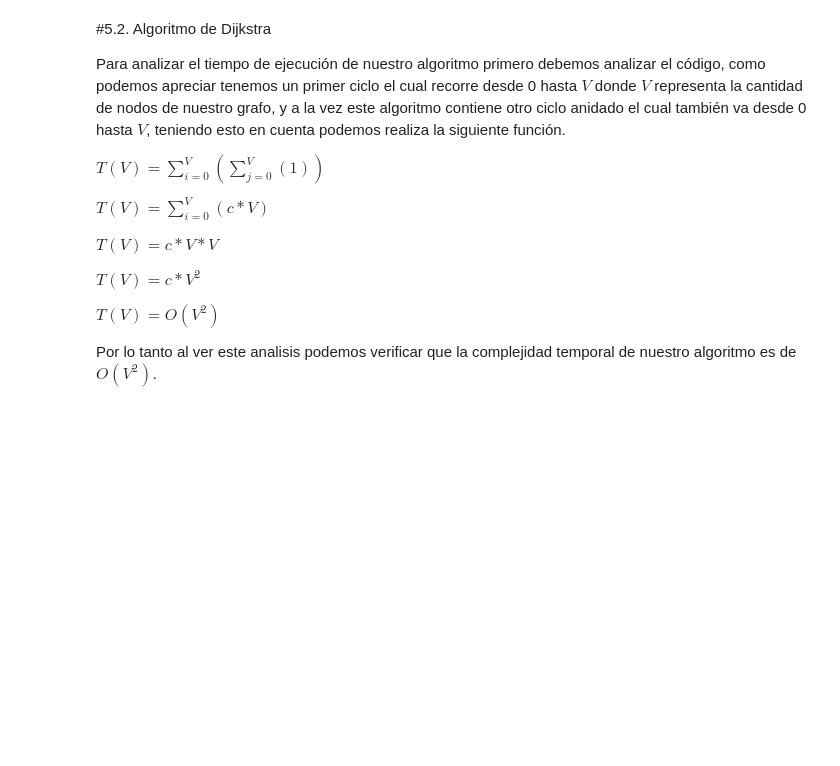
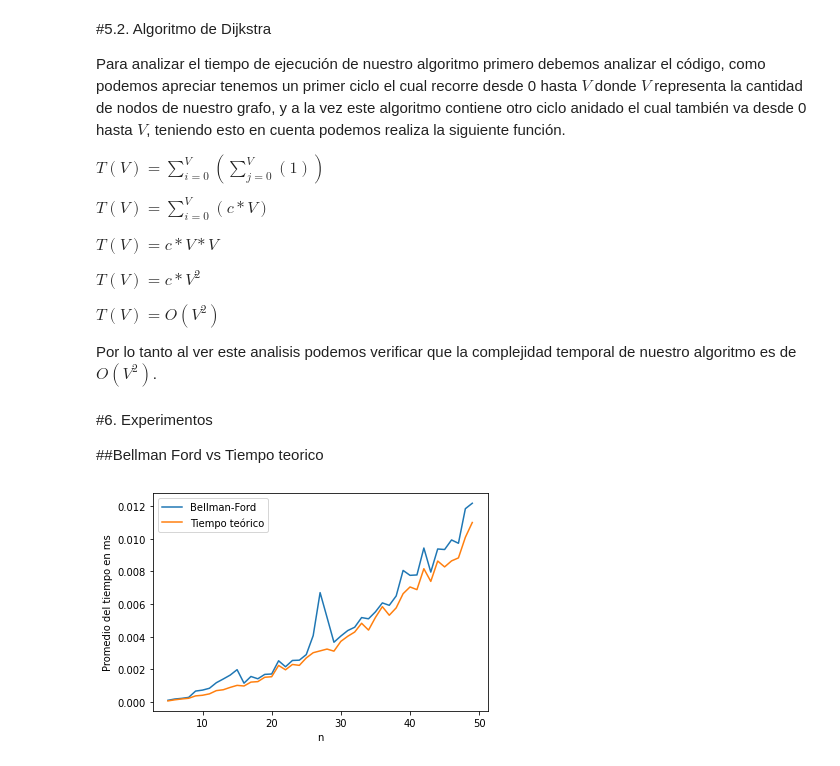
Before and after one commit to LosPowerPeralta/ADA-Informes-Matias, a Jupyter notebook: Informe_Algoritmo_Bellman_Ford.ipynb, the cells around one changed output. Saved outputs shown, nothing was run; the diff lists cells and outputs as text; code cells hidden in the pictures; blank space fills up the shorter version.

```diff
--- a/Informe_Algoritmo_Bellman_Ford.ipynb
+++ b/Informe_Algoritmo_Bellman_Ford.ipynb
@@ -431,3 +471,31 @@ $T(V) = c*V^2$
 $T(V) = O(V^2)$
 
 Por lo tanto al ver este analisis podemos verificar que la complejidad temporal de nuestro algoritmo es de $O(V^2)$.
+# %% [markdown]
+#6. Experimentos
+
+##Bellman Ford vs Tiempo teorico
+# %%
+x = []
+y = []
+y_teo = []
+
+for n in range(5,50):
+    graph, s = instance_generator_positive(n)
+    prom = 0
+
+
+    tiempo = repeat(setup="from __main__ import BellmanFord", stmt=f"BellmanFord({graph},{n},{len(graph)},{s})", repeat=1, number=10)
+
+    x.append(n)
+    y.append(tiempo)
+    y_teo.append((n*len(graph) + len(graph)) / 500000)
+
+plt.plot(x,y)
+plt.plot(x,y_teo)
+plt.legend(["Bellman-Ford", "Tiempo teórico"])
+plt.xlabel('n')
+plt.ylabel('Promedio del tiempo en ms')
+plt.show()
+# %% [output]
+[figure, added]
```
Also changed, not shown: parts of 8 cells of this notebook.
